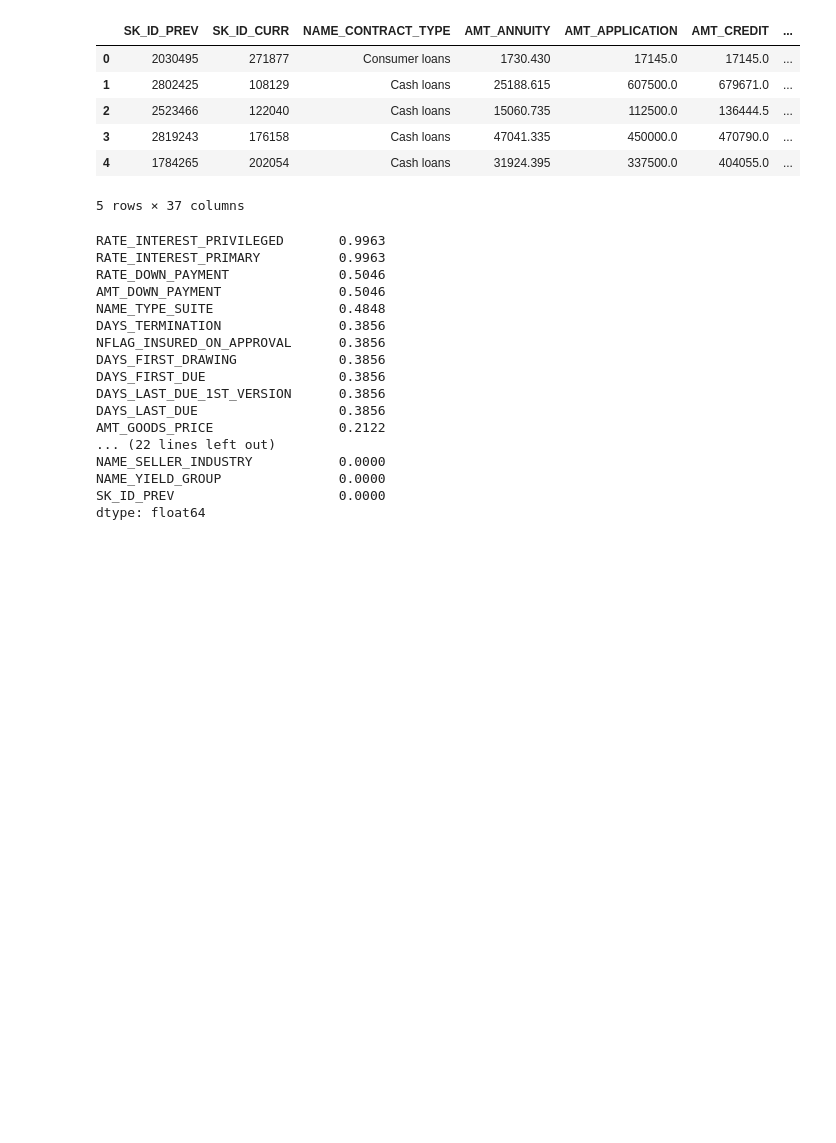
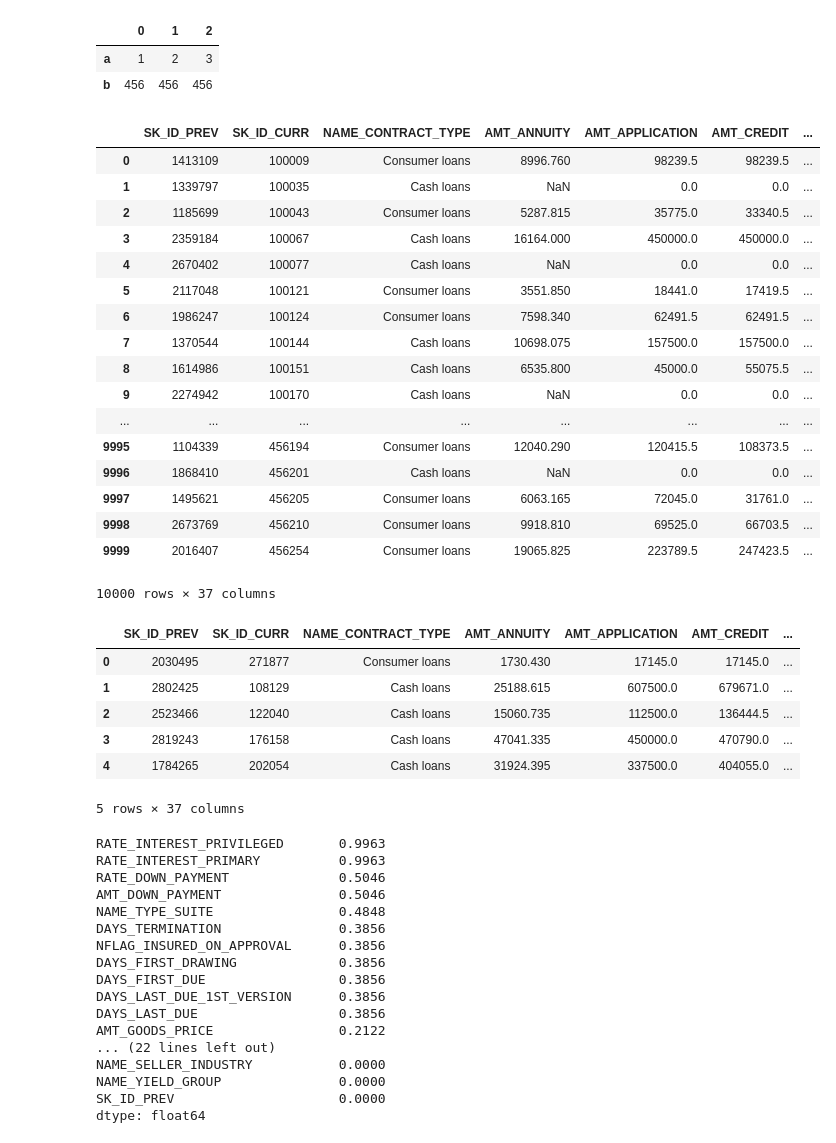
Before and after one commit to jz95/Solution-for-Kaggle-Home-Credit-Default-Risk, a Jupyter notebook: notebook/previousApplication.ipynb, the cells around one changed output. Drawn from its saved outputs; the diff is of its cells as text; code cells hidden in the pictures; blank space fills up the shorter version.

```diff
--- a/notebook/previousApplication.ipynb
+++ b/notebook/previousApplication.ipynb
@@ -6,4 +6,8 @@ import matplotlib.pyplot as plt
 import pickle
 %matplotlib inline
 # %%
-prev = pd.read_csv('../input/previous_application.csv')
+prev = pd.read_csv('../input/previous_application.csv', nrows=10000)
+# %%
+prev = prev.groupby('SK_ID_CURR').\
+            apply(lambda x: x.sort_values(['DAYS_TERMINATION'], ascending=False)).\
+            reset_index(drop=True)
@@ -9,0 +16,6 @@ prev = pd.read_csv('../input/previous_application.csv')
+# %%
+x
+# %% [output]
+|  | 0 | 1 | 2 |
+| a | 1 | 2 | 3 |
+| b | 456 | 456 | 456 |
@@ -10,3 +25,24 @@ prev = pd.read_csv('../input/previous_application.csv')
+# %%
+prev
+# %% [output]
+|  | SK_ID_PREV | SK_ID_CURR | NAME_CONTRACT_TYPE | AMT_ANNUITY | AMT_APPLICATION | AMT_CREDIT | ... |
+| 0 | 1413109 | 100009 | Consumer loans | 8996.760 | 98239.5 | 98239.5 | ... |
+| 1 | 1339797 | 100035 | Cash loans | NaN | 0.0 | 0.0 | ... |
+| 2 | 1185699 | 100043 | Consumer loans | 5287.815 | 35775.0 | 33340.5 | ... |
+| 3 | 2359184 | 100067 | Cash loans | 16164.000 | 450000.0 | 450000.0 | ... |
+| 4 | 2670402 | 100077 | Cash loans | NaN | 0.0 | 0.0 | ... |
+| 5 | 2117048 | 100121 | Consumer loans | 3551.850 | 18441.0 | 17419.5 | ... |
+| 6 | 1986247 | 100124 | Consumer loans | 7598.340 | 62491.5 | 62491.5 | ... |
+| 7 | 1370544 | 100144 | Cash loans | 10698.075 | 157500.0 | 157500.0 | ... |
+| 8 | 1614986 | 100151 | Cash loans | 6535.800 | 45000.0 | 55075.5 | ... |
+| 9 | 2274942 | 100170 | Cash loans | NaN | 0.0 | 0.0 | ... |
+| ... | ... | ... | ... | ... | ... | ... | ... |
+| 9995 | 1104339 | 456194 | Consumer loans | 12040.290 | 120415.5 | 108373.5 | ... |
+| 9996 | 1868410 | 456201 | Cash loans | NaN | 0.0 | 0.0 | ... |
+| 9997 | 1495621 | 456205 | Consumer loans | 6063.165 | 72045.0 | 31761.0 | ... |
+| 9998 | 2673769 | 456210 | Consumer loans | 9918.810 | 69525.0 | 66703.5 | ... |
+| 9999 | 2016407 | 456254 | Consumer loans | 19065.825 | 223789.5 | 247423.5 | ... |
+10000 rows × 37 columns
 # %%
 cols = [
     'AMT_ANNUITY',
```
Also changed, not shown: parts of 2 cells of this notebook, 2 other files.
